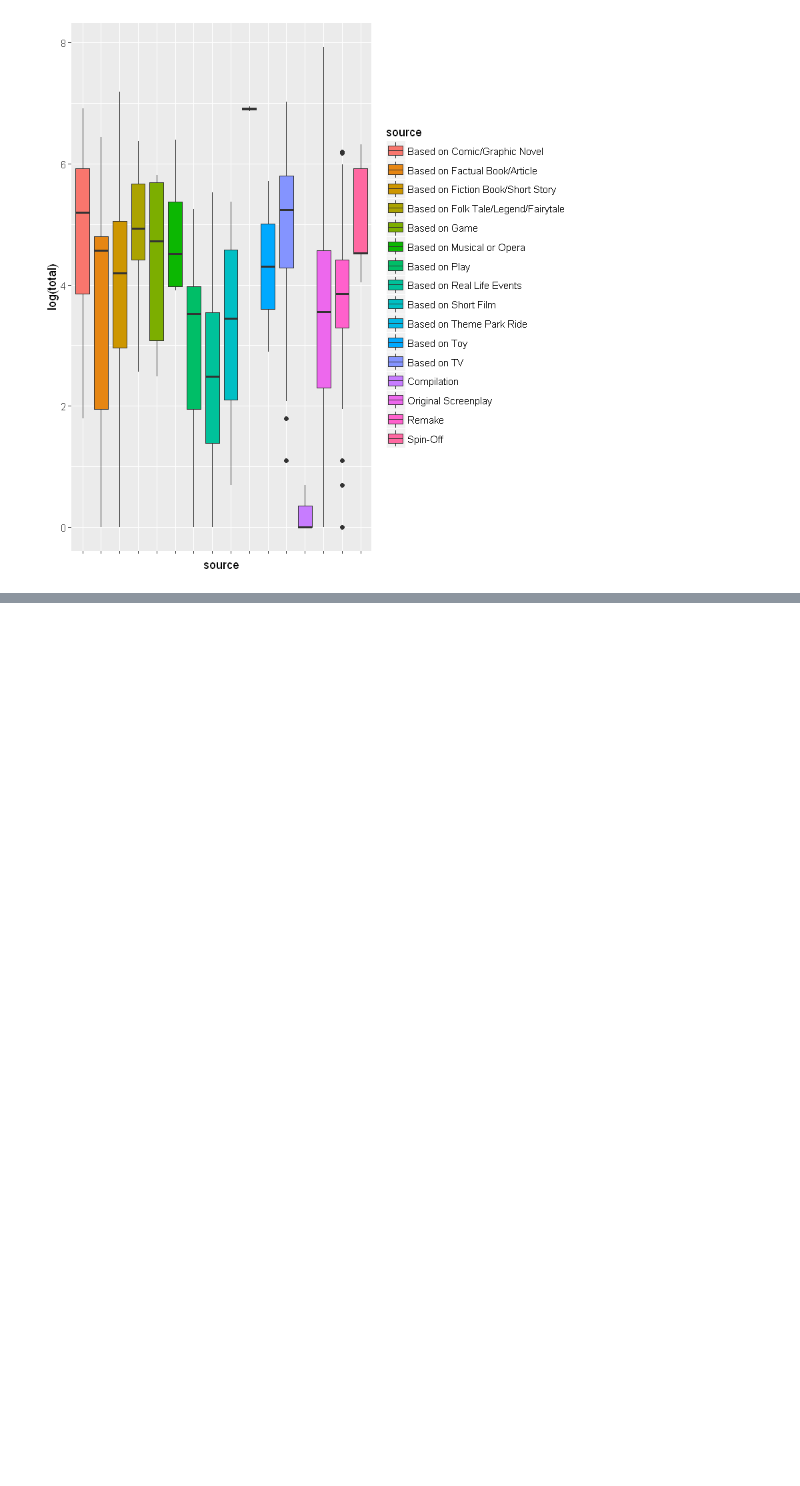
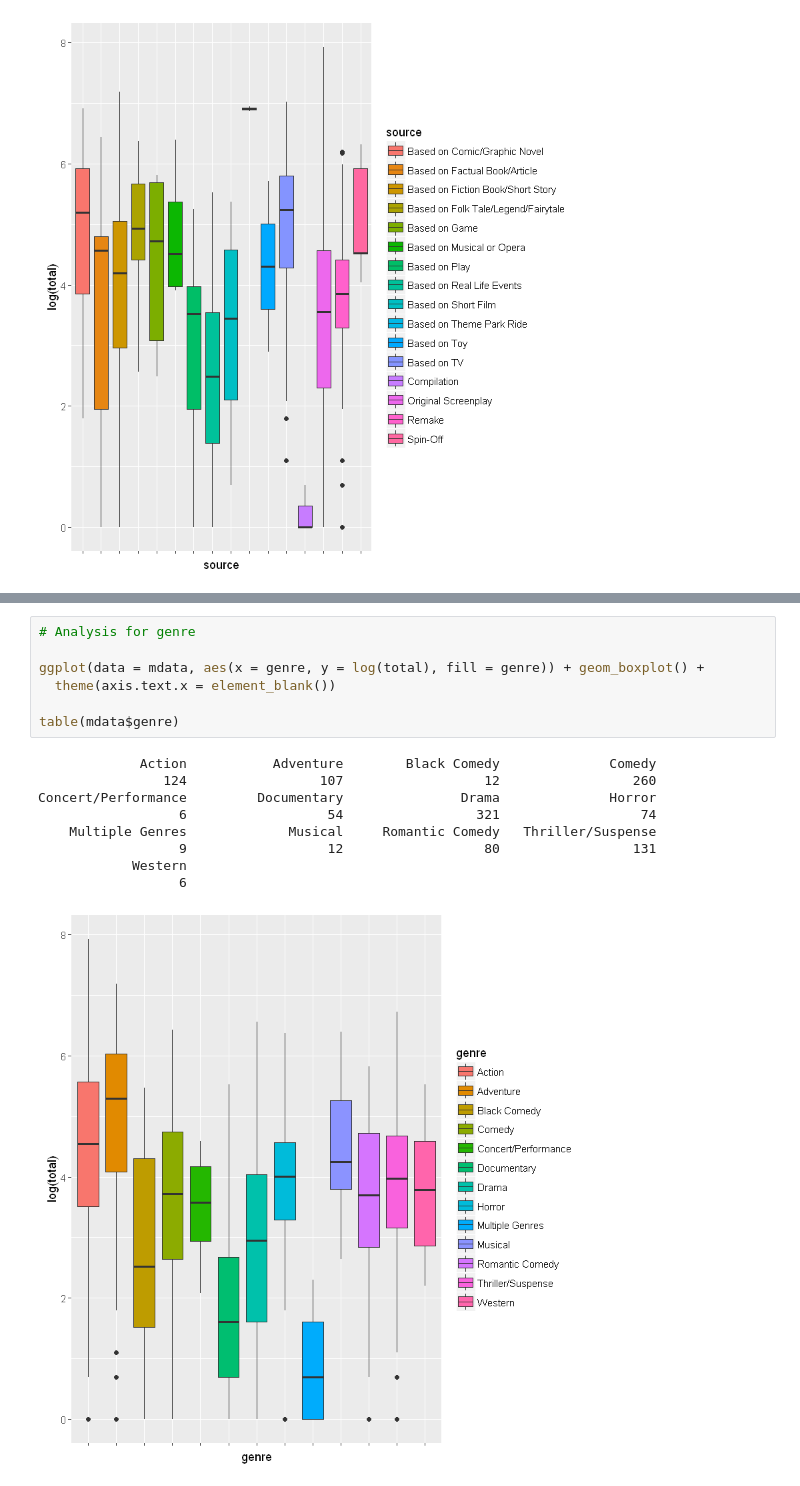
Before and after one commit to AD1985/Movie-Problem, a Jupyter notebook: Quantiphi-Problem.ipynb, the cells around one changed output, grey strips where cells are left out. Saved outputs shown, nothing was run; the diff lists cells and outputs as text; blank space fills up the shorter version.

```diff
--- a/Quantiphi-Problem.ipynb
+++ b/Quantiphi-Problem.ipynb
@@ -97,0 +173,17 @@ ggplot(data = mdata, aes(x = source, y = log(total), fill = source)) + geom_boxp
+# %%
+# Analysis for genre
+
+ggplot(data = mdata, aes(x = genre, y = log(total), fill = genre)) + geom_boxplot() +
+  theme(axis.text.x = element_blank())
+
+table(mdata$genre)
+# %% [output]
+             Action           Adventure        Black Comedy              Comedy
+                124                 107                  12                 260
+Concert/Performance         Documentary               Drama              Horror
+                  6                  54                 321                  74
+    Multiple Genres             Musical     Romantic Comedy   Thriller/Suspense
+                  9                  12                  80                 131
+            Western
+                  6
+[figure, added]
```
Also changed, not shown: parts of 38 cells of this notebook.
